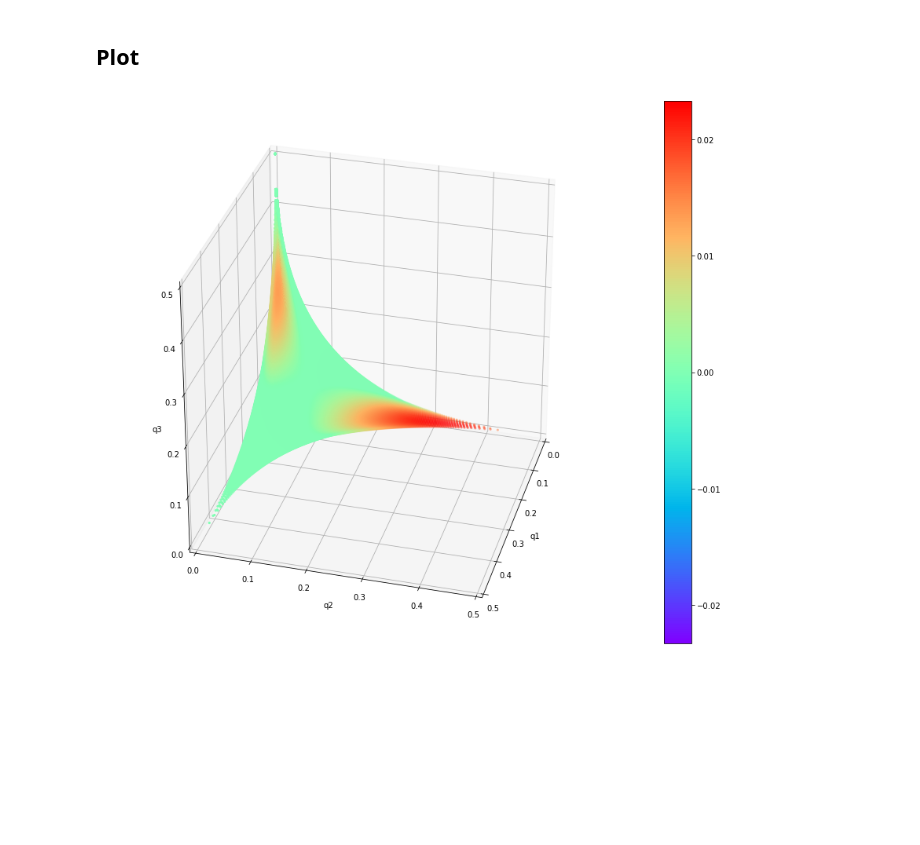
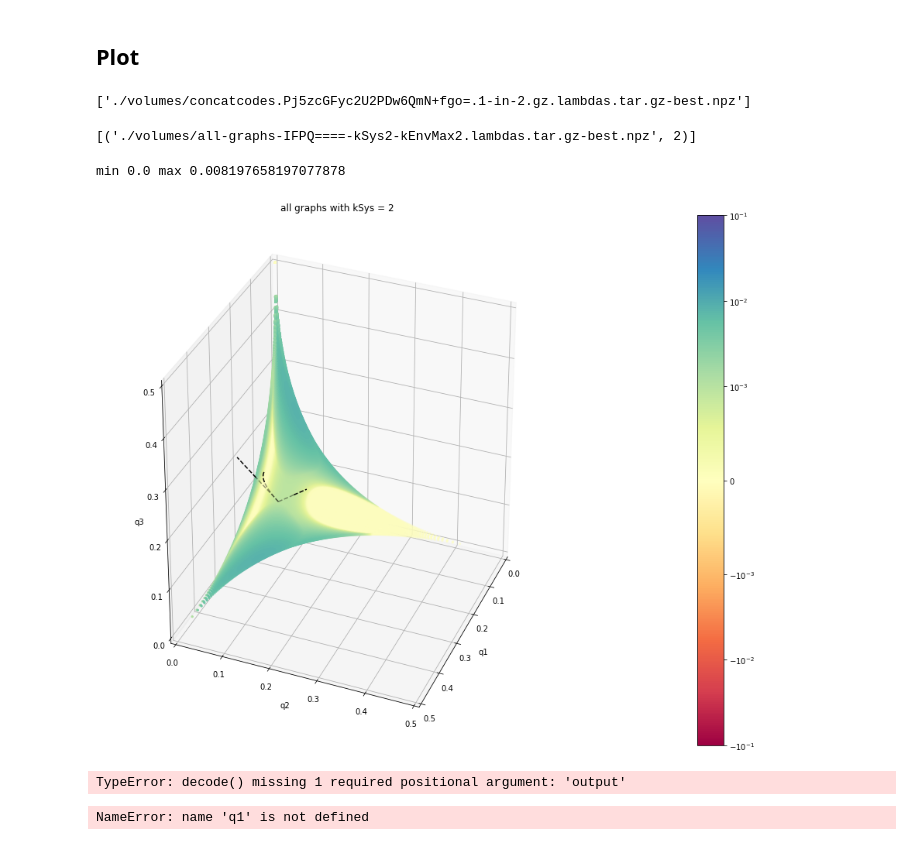
Before and after one commit to rumschuettel/CoffeeCode, a Jupyter notebook: scripts/show-3dplot.ipynb, the cells around one changed output. Drawn from its saved outputs; the diff is of its cells as text; code cells hidden in the pictures; blank space fills up the shorter version.

```diff
--- a/scripts/show-3dplot.ipynb
+++ b/scripts/show-3dplot.ipynb
@@ -71,32 +87,2 @@ concatcodes_data = maximum_qs(concatcodes_data)
 # %%
-viridis = cm.get_cmap('rainbow')
+viridis = cm.get_cmap('Spectral')
-# %%
-qs_ref = data_single_letter
-qs_competitor = concatcodes_data
-qs_best = maximum_qs([qs_competitor, qs_ref])
-
-color_mask, max_diff = color_mask_for(qs_best, qs_ref)
-color_map = plt.cm.ScalarMappable(cmap=viridis)
-color_map.set_array([-max_diff,max_diff])
-# %%
-fig = plt.figure(figsize=(12, 10), facecolor='white')
-ax = fig.add_subplot(111, projection='3d')
-ax.view_init(elev=30, azim=15)
-
-q1,q2,q3 = qs_best.transpose()
-ax.scatter(q1, q2, q3, marker=".", c=viridis(color_mask))
-
-ax.set_xlabel("q1")
-ax.set_ylabel("q2")
-ax.set_zlabel("q3")
-
-ax.set_xlim(0, .5)
-ax.set_ylim(0, .5)
-ax.set_zlim(0, .5)
-
-plt.colorbar(color_map)
-
-plt.tight_layout()
-plt.show()
-# %% [output]
-[figure, removed]
@@ -102,0 +135,25 @@ plt.show()
+# %%
+files = glob.glob("./volumes/concatcodes*1-in-2.gz*-best.npz")
+print(files)
+concatcodes_data = []
+for fn in files:
+    concatcodes_data.append(np.load(fn)["qs"])
+concatcodes_data = maximum_qs(concatcodes_data)
+# %% [output]
+['./volumes/concatcodes.Pj5zcGFyc2U2PDw6QmN+fgo=.1-in-2.gz.lambdas.tar.gz-best.npz']
+# %%
+files = [(fn, int(re.findall(r"kSys(\d+)", fn)[0])) for fn in glob.glob("./volumes/all-graphs*-best.npz")]
+print(files)
+all_graph_data = {}
+for (fn, kSys) in files:
+    if not kSys in all_graph_data: all_graph_data[kSys] = []
+    all_graph_data[kSys].append(np.load(fn)["qs"])
+for key in all_graph_data:
+    all_graph_data[key] = maximum_qs(all_graph_data[key])
+# %% [output]
+[('./volumes/all-graphs-IFPQ====-kSys2-kEnvMax2.lambdas.tar.gz-best.npz', 2)]
+# %%
+plot(all_graph_data[2], "all graphs with kSys = 2", concatcodes_data)
+# %% [output]
+min 0.0 max 0.008197658197077878
+[figure, added]
@@ -102,0 +162,15 @@ plt.show()
+# %%
+base64.decode("Pj5zcGFyc2U2PDw6QmN+fgo=")
+# %% [output]
+TypeError: decode() missing 1 required positional argument: 'output'
+# %%
+import plotly.graph_objs as go
+
+go.Figure(data=[
+    go.Scatter3d(x=q1, y=q2, z=q3, mode='markers', marker=dict(
+        size=1,
+        color=viridis(color_mask)
+    ))
+]).show()
+# %% [output]
+NameError: name 'q1' is not defined
```
Also changed, not shown: parts of 10 cells of this notebook, 1 other file.
